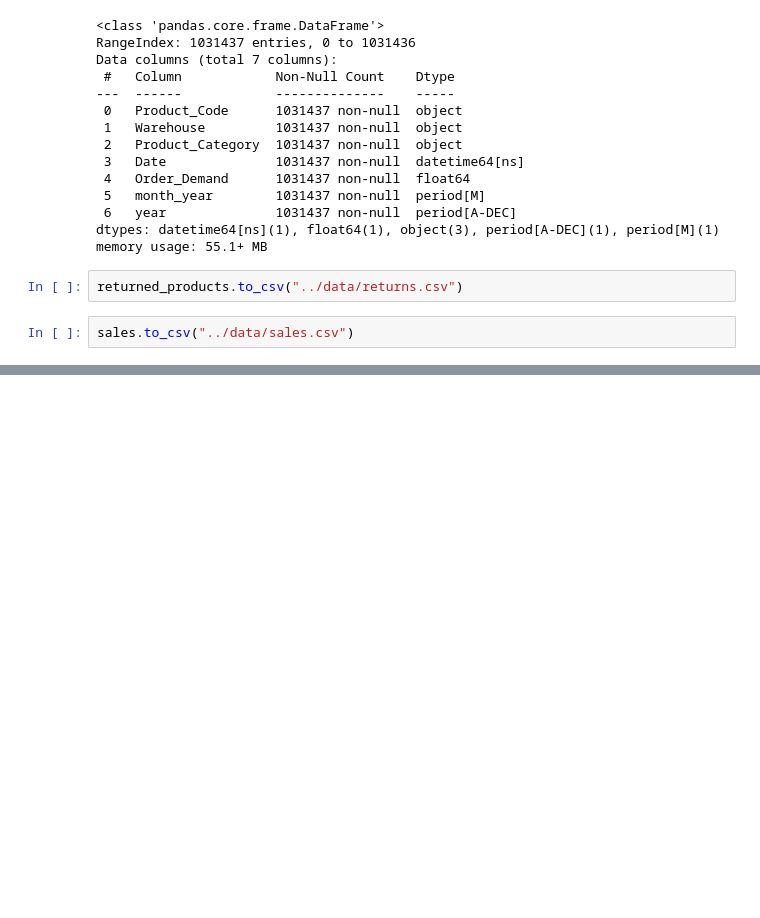
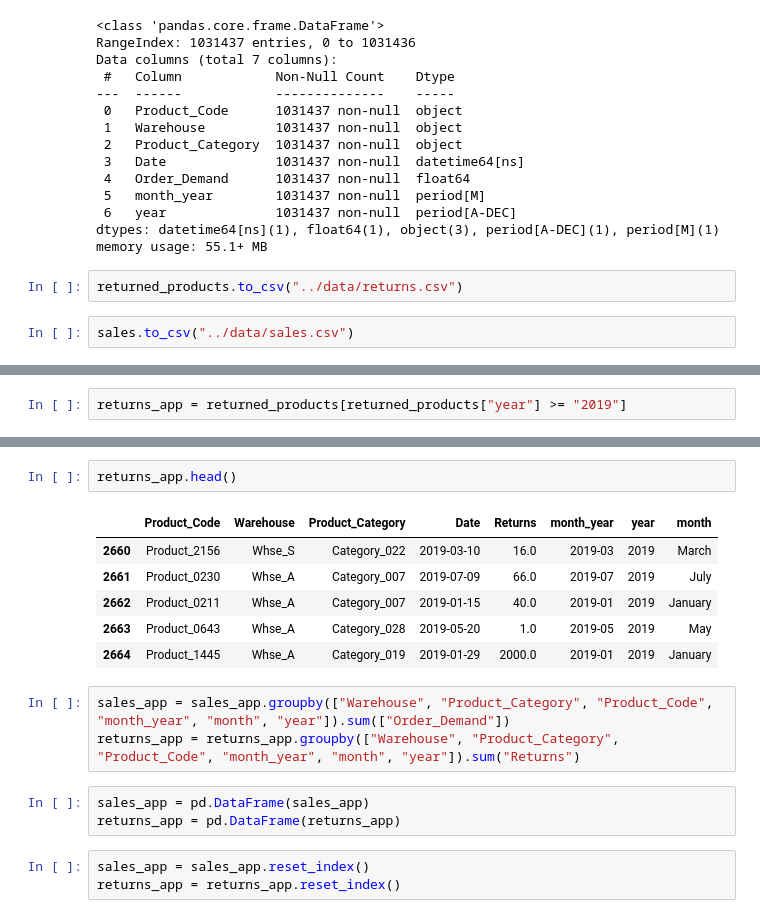
Before and after one commit to josephine-amponsah/retail-demand-forecaster, a Jupyter notebook: notebooks/data-wrangling.ipynb, the cells around one changed output, grey strips where cells are left out. Drawn from its saved outputs; the diff is of its cells as text; blank space fills up the shorter version.

```diff
--- a/notebooks/data-wrangling.ipynb
+++ b/notebooks/data-wrangling.ipynb
@@ -315,0 +350,2 @@ sales.to_csv("../data/sales.csv")
+# %%
+returns_app = returned_products[returned_products["year"] >= "2019"]
@@ -315,0 +360,18 @@ sales.to_csv("../data/sales.csv")
+# %%
+returns_app.head()
+# %% [output]
+|  | Product_Code | Warehouse | Product_Category | Date | Returns | month_year | year | month |
+| 2660 | Product_2156 | Whse_S | Category_022 | 2019-03-10 | 16.0 | 2019-03 | 2019 | March |
+| 2661 | Product_0230 | Whse_A | Category_007 | 2019-07-09 | 66.0 | 2019-07 | 2019 | July |
+| 2662 | Product_0211 | Whse_A | Category_007 | 2019-01-15 | 40.0 | 2019-01 | 2019 | January |
+| 2663 | Product_0643 | Whse_A | Category_028 | 2019-05-20 | 1.0 | 2019-05 | 2019 | May |
+| 2664 | Product_1445 | Whse_A | Category_019 | 2019-01-29 | 2000.0 | 2019-01 | 2019 | January |
+# %%
+sales_app = sales_app.groupby(["Warehouse", "Product_Category", "Product_Code", "month_year", "month", "year"]).sum(["Order_Demand"])
+returns_app = returns_app.groupby(["Warehouse", "Product_Category", "Product_Code", "month_year", "month", "year"]).sum("Returns")
+# %%
+sales_app = pd.DataFrame(sales_app)
+returns_app = pd.DataFrame(returns_app)
+# %%
+sales_app = sales_app.reset_index()
+returns_app = returns_app.reset_index()
```
Also changed, not shown: parts of 15 cells of this notebook.
